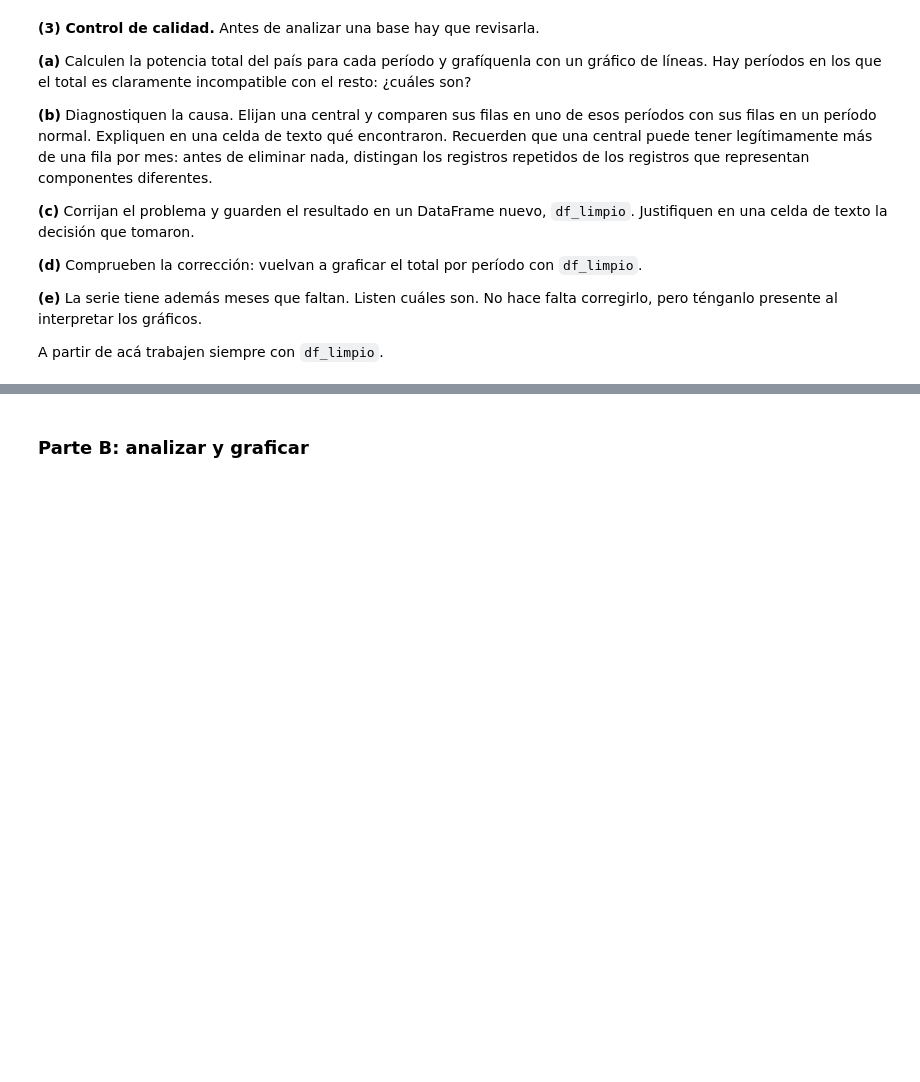
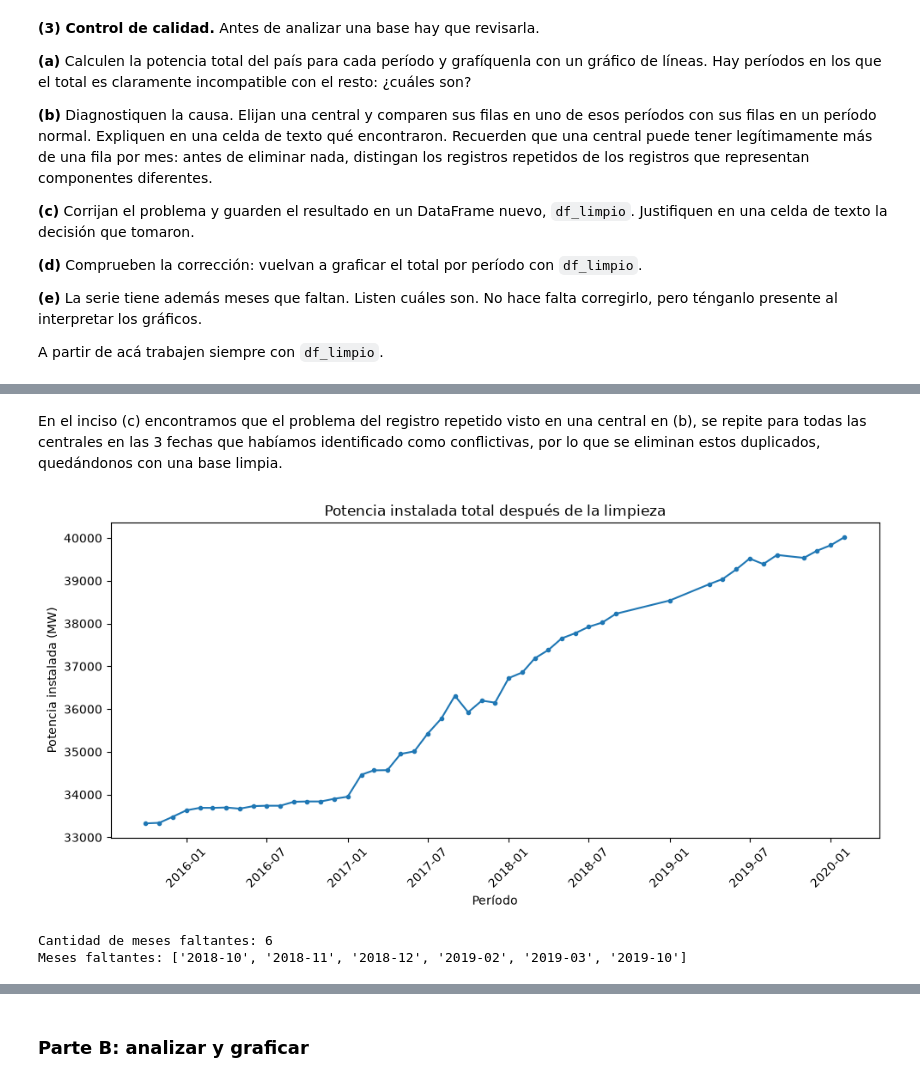
Before and after one commit to juancruz-em/PythEcon_TP5_JCEM, a Jupyter notebook: PythEcon_tp3.ipynb, the cells around one changed output, grey strips where cells are left out. Cells and saved outputs as stored; diff of their text form; code cells hidden in the pictures; blank space fills up the shorter version.

```diff
--- a/PythEcon_tp3.ipynb
+++ b/PythEcon_tp3.ipynb
@@ -204,3 +476,65 @@ A partir de acá trabajen siempre con `df_limpio`.
+# %% [markdown]
+En el inciso (c) encontramos que el problema del registro repetido visto en una central en (b), se repite para todas las centrales en las 3 fechas que habíamos identificado como conflictivas, por lo que se eliminan estos duplicados, quedándonos con una base limpia.
+# %%
+### (d) ###
+
+# Graficamos evolución de la potencial total con la base limpia
+total_despues = (
+    df_limpio.groupby(by="fecha")
+    .agg({"potencia_instalada_mw": "sum"})
+    .reset_index()
+)
+
+# Ordenamos por fecha
+total_despues = total_despues.sort_values(by="fecha")
+
+# Graficamos los totales corregidos
+fig, ax = plt.subplots(figsize=(10, 5))
+
+ax.plot(
+    total_despues["fecha"],
+    total_despues["potencia_instalada_mw"],
+    marker="o",
+    markersize=3
+)
+
+ax.set_title("Potencia instalada total después de la limpieza")
+ax.set_xlabel("Período")
+ax.set_ylabel("Potencia instalada (MW)")
+ax.tick_params(axis="x", rotation=45)
+
+plt.tight_layout()
+plt.show()
+# %% [output]
+[figure, added]
+# %%
+### (e) ###
+
+# Queremos encontrar los meses que faltan en la serie. Para ello, creamos primero un calendario con todos los meses entre el inicio y el final
+meses = pd.date_range(
+    start=df_limpio["fecha"].min(),
+    end=df_limpio["fecha"].max(),
+    freq="MS"
+)
+
+# Lo expresamos como string año-mes
+meses = meses.strftime("%Y-%m")
+
+# Obtenemos los meses que aparecen en la base, sin repetirlos
+meses_presentes = df_limpio["periodo_formateado"].unique()
+
+# Buscamos los meses faltantes
+meses_faltantes = []
+
+for mes in meses:
+    if mes not in meses_presentes:
+        meses_faltantes.append(mes)
+
+print("Cantidad de meses faltantes:", len(meses_faltantes))
+print("Meses faltantes:", meses_faltantes)
+# %% [output]
+Cantidad de meses faltantes: 6
+Meses faltantes: ['2018-10', '2018-11', '2018-12', '2019-02', '2019-03', '2019-10']
 # %%
 # @title
 # Verificación del ejercicio 3 (no modificar)
```
Also changed, not shown: parts of 16 cells of this notebook.
